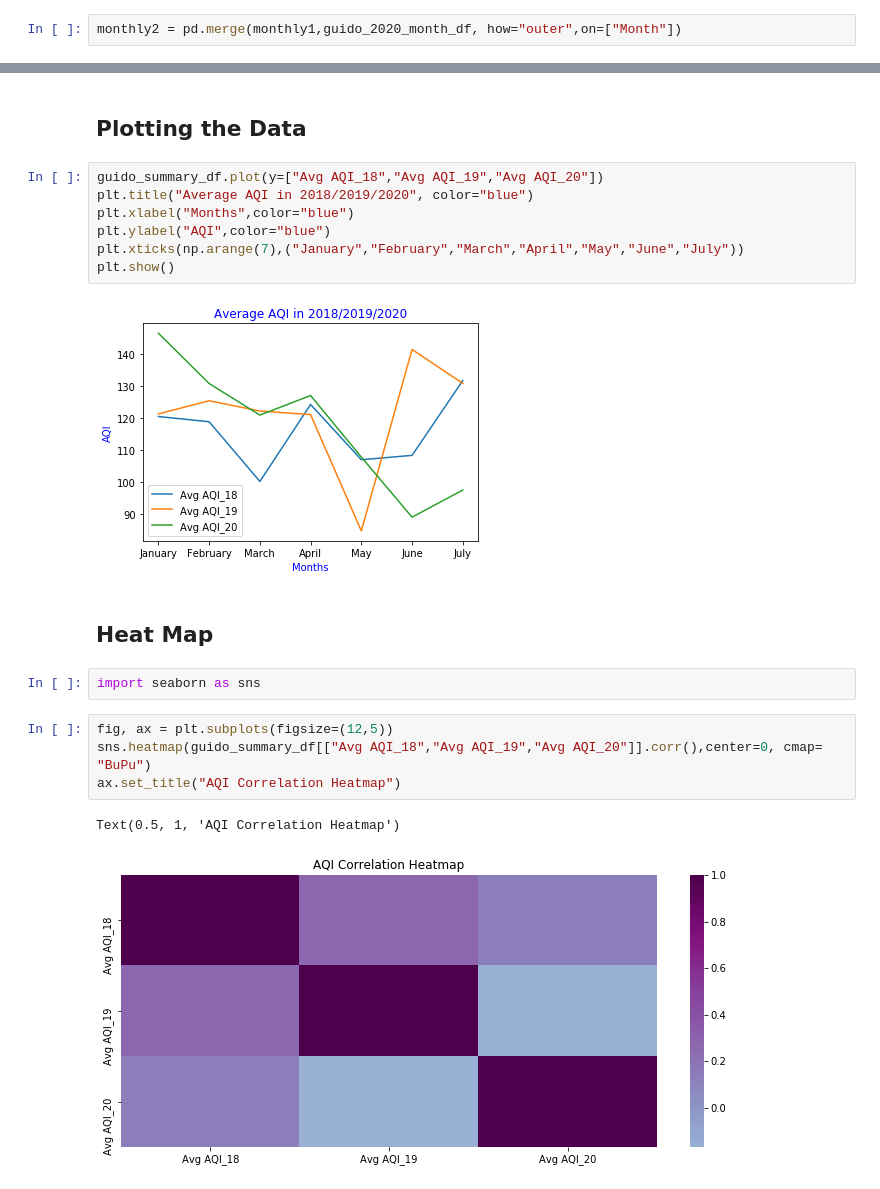
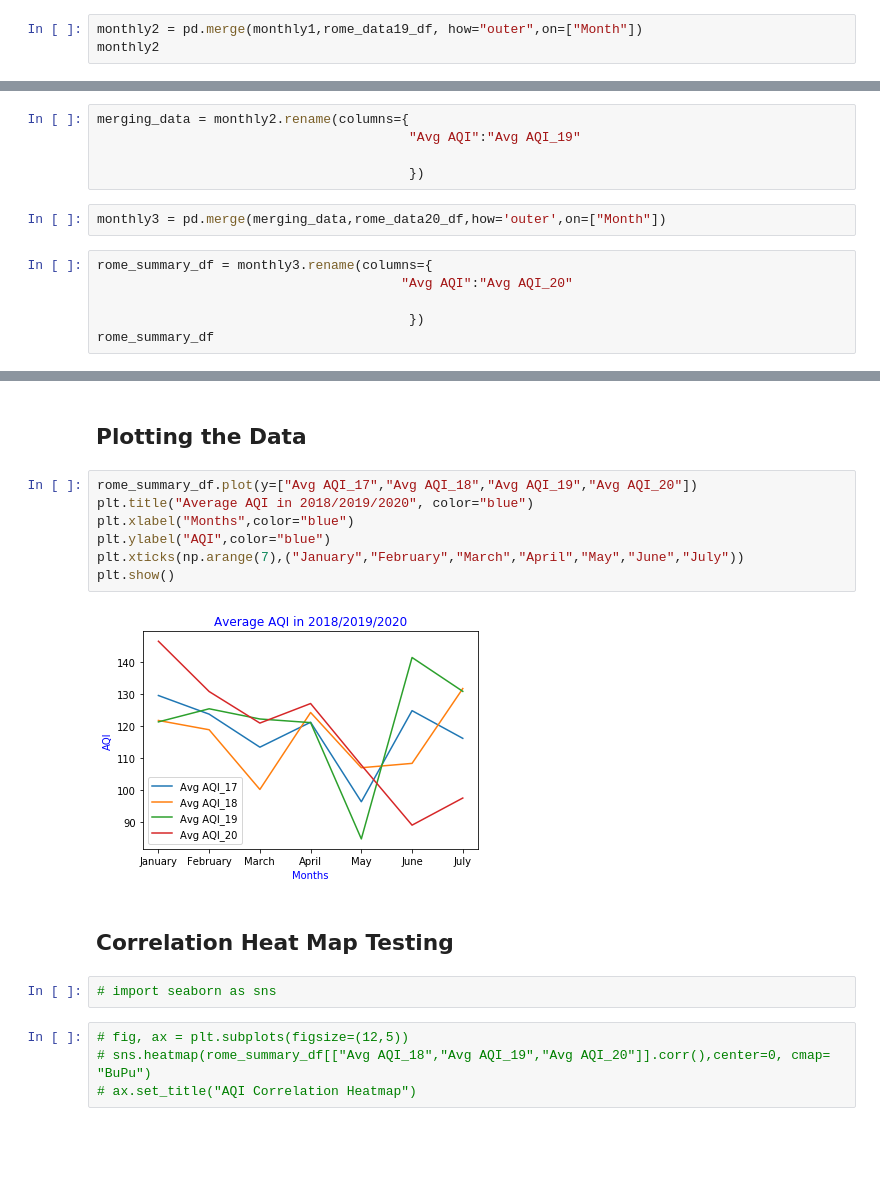
Before and after one commit to rigsbyk/Project-One, a Jupyter notebook: kathryn_csv_data/Rome/Rome.ipynb, the cells around one changed output, grey strips where cells are left out. Saved outputs shown, nothing was run; the diff lists cells and outputs as text; blank space fills up the shorter version.

Commit message:
adding Kathryn files, heatmap files, and start of presentation

```diff
--- a/kathryn_csv_data/Rome/Rome.ipynb
+++ b/kathryn_csv_data/Rome/Rome.ipynb
@@ -306,2 +407,3 @@ monthly1 = pd.merge(guido_2018_month_df,guido_2019_month_df, how="outer", on=["M
 # %%
-monthly2 = pd.merge(monthly1,guido_2020_month_df, how="outer",on=["Month"])
+monthly2 = pd.merge(monthly1,rome_data19_df, how="outer",on=["Month"])
+monthly2
@@ -327,0 +419,13 @@ guido_summary_df
+# %%
+merging_data = monthly2.rename(columns={
+                                        "Avg AQI":"Avg AQI_19"
+
+                                        })
+# %%
+monthly3 = pd.merge(merging_data,rome_data20_df,how='outer',on=["Month"])
+# %%
+rome_summary_df = monthly3.rename(columns={
+                                       "Avg AQI":"Avg AQI_20"
+
+                                        })
+rome_summary_df
@@ -342,23 +443,20 @@ guido_summary_df.set_index("Month")
 # %% [markdown]
 ## Plotting the Data
 # %%
-guido_summary_df.plot(y=["Avg AQI_18","Avg AQI_19","Avg AQI_20"])
+rome_summary_df.plot(y=["Avg AQI_17","Avg AQI_18","Avg AQI_19","Avg AQI_20"])
 plt.title("Average AQI in 2018/2019/2020", color="blue")
 plt.xlabel("Months",color="blue")
 plt.ylabel("AQI",color="blue")
 plt.xticks(np.arange(7),("January","February","March","April","May","June","July"))
 plt.show()
 # %% [output]
-[figure, old version]
+[figure, new version]
 # %% [markdown]
-## Heat Map
+## Correlation Heat Map Testing
 # %%
-import seaborn as sns
+# import seaborn as sns
 # %%
-fig, ax = plt.subplots(figsize=(12,5))
-sns.heatmap(guido_summary_df[["Avg AQI_18","Avg AQI_19","Avg AQI_20"]].corr(),center=0, cmap= "BuPu")
-ax.set_title("AQI Correlation Heatmap")
+# fig, ax = plt.subplots(figsize=(12,5))
+# sns.heatmap(rome_summary_df[["Avg AQI_18","Avg AQI_19","Avg AQI_20"]].corr(),center=0, cmap= "BuPu")
+# ax.set_title("AQI Correlation Heatmap")
-# %% [output]
-Text(0.5, 1, 'AQI Correlation Heatmap')
-[figure, removed]
 # %%
```
Also changed, not shown: parts of 37 cells of this notebook, 35 other files.
